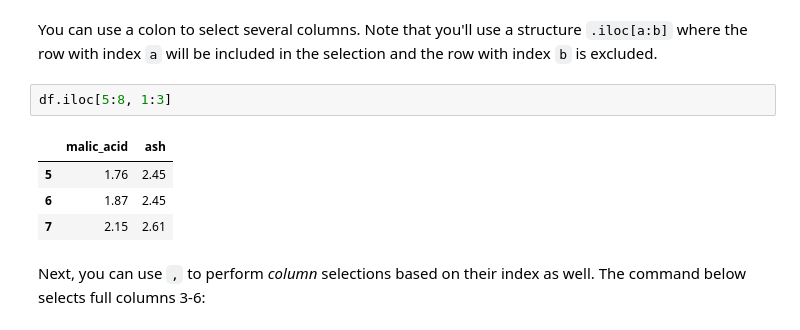
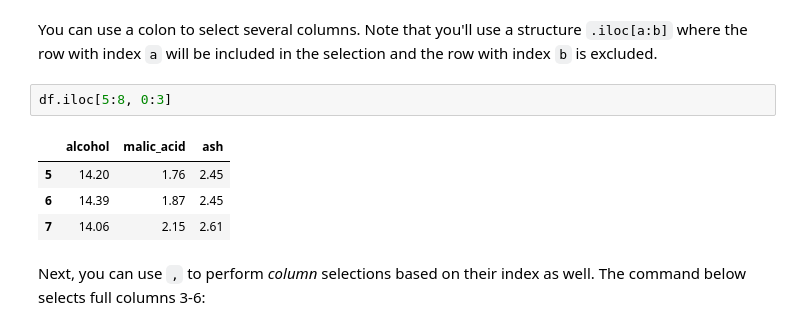
Before and after one commit to Botafogo1894/dsc-0-03-09-accessing-data-within-pandas-nyc-career-ds-102218, a Jupyter notebook: .~index.ipynb, the cells around one changed output. Saved outputs shown, nothing was run; the diff lists cells and outputs as text.

```diff
--- a/.~index.ipynb
+++ b/.~index.ipynb
@@ -189,12 +189,12 @@ Name: 3, dtype: float64
 # %% [markdown]
 You can use a colon to select several columns. Note that you'll use a structure `.iloc[a:b]` where the row with index `a` will be included in the selection and the row with index `b` is excluded.
 # %%
-df.iloc[5:8, 1:3]
+df.iloc[5:8, 0:3]
 # %% [output]
-|  | malic_acid | ash |
-| 5 | 1.76 | 2.45 |
-| 6 | 1.87 | 2.45 |
-| 7 | 2.15 | 2.61 |
+|  | alcohol | malic_acid | ash |
+| 5 | 14.20 | 1.76 | 2.45 |
+| 6 | 14.39 | 1.87 | 2.45 |
+| 7 | 14.06 | 2.15 | 2.61 |
 # %% [markdown]
 Next, you can use `,` to perform *column* selections based on their index as well. The command below selects full columns 3-6:
 # %%
```
